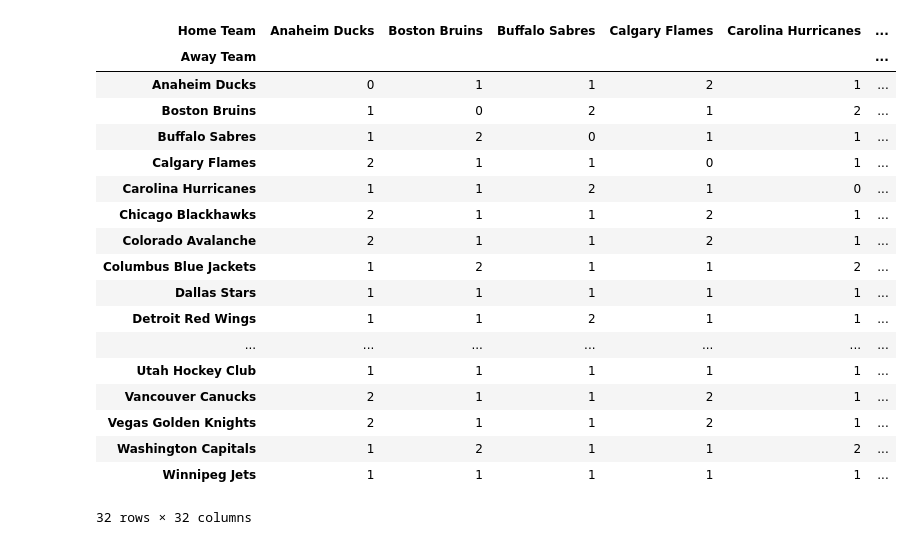
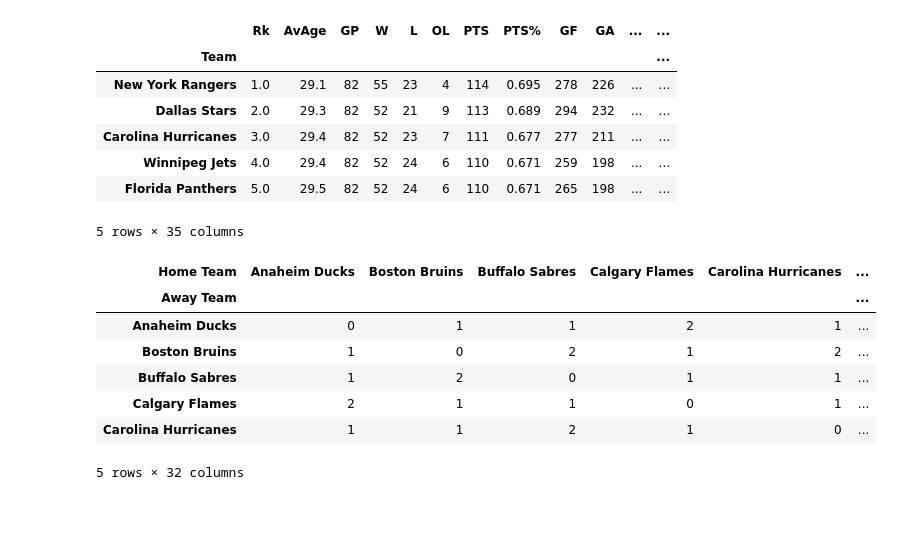
Before and after one commit to CduCroo/Thesis, a Jupyter notebook: Optimization Model.ipynb, the cells around one changed output. Drawn from its saved outputs; the diff is of its cells as text; code cells hidden in the pictures; blank space fills up the shorter version.

```diff
--- a/Optimization Model.ipynb
+++ b/Optimization Model.ipynb
@@ -90,0 +128,6 @@ games.head()
+# %%
+# current schedule (2024-25 season)
+
+games = pd.read_csv('season results/2024-25 season results.csv')
+
+games.head()
@@ -91,36 +141,40 @@ games.head()
+# %%
+# predictors (stats) per team
+df_pred = pd.read_csv('data season 2024-25.csv')
+df_pred = df_pred.set_index('Team')
+
+df_pred.head()
+# %% [output]
+|  | Rk | AvAge | GP | W | L | OL | PTS | PTS% | GF | GA | ... | ... |
+| Team |  |  |  |  |  |  |  |  |  |  |  | ... |
+| New York Rangers | 1.0 | 29.1 | 82 | 55 | 23 | 4 | 114 | 0.695 | 278 | 226 | ... | ... |
+| Dallas Stars | 2.0 | 29.3 | 82 | 52 | 21 | 9 | 113 | 0.689 | 294 | 232 | ... | ... |
+| Carolina Hurricanes | 3.0 | 29.4 | 82 | 52 | 23 | 7 | 111 | 0.677 | 277 | 211 | ... | ... |
+| Winnipeg Jets | 4.0 | 29.4 | 82 | 52 | 24 | 6 | 110 | 0.671 | 259 | 198 | ... | ... |
+| Florida Panthers | 5.0 | 29.5 | 82 | 52 | 24 | 6 | 110 | 0.671 | 265 | 198 | ... | ... |
+5 rows × 35 columns
 # %%
 # game scheduling matrix
 
 # pivot table to count games between teams
 matchups = games.pivot_table(
     index = 'Visitor',
     columns = 'Home',
     values = 'Date',
     aggfunc = 'count',
     fill_value = 0)         # a team cannot play itself
 
 # reset column and index names
 matchups.index.name = 'Away Team'
 matchups.columns.name = 'Home Team'
 
-matchups
+matchups.head()
 # %% [output]
 | Home Team | Anaheim Ducks | Boston Bruins | Buffalo Sabres | Calgary Flames | Carolina Hurricanes | ... |
 | Away Team |  |  |  |  |  | ... |
 | Anaheim Ducks | 0 | 1 | 1 | 2 | 1 | ... |
 | Boston Bruins | 1 | 0 | 2 | 1 | 2 | ... |
 | Buffalo Sabres | 1 | 2 | 0 | 1 | 1 | ... |
 | Calgary Flames | 2 | 1 | 1 | 0 | 1 | ... |
 | Carolina Hurricanes | 1 | 1 | 2 | 1 | 0 | ... |
-| Chicago Blackhawks | 2 | 1 | 1 | 2 | 1 | ... |
-| Colorado Avalanche | 2 | 1 | 1 | 2 | 1 | ... |
-| Columbus Blue Jackets | 1 | 2 | 1 | 1 | 2 | ... |
-| Dallas Stars | 1 | 1 | 1 | 1 | 1 | ... |
-| Detroit Red Wings | 1 | 1 | 2 | 1 | 1 | ... |
-| ... | ... | ... | ... | ... | ... | ... |
-| Utah Hockey Club | 1 | 1 | 1 | 1 | 1 | ... |
-| Vancouver Canucks | 2 | 1 | 1 | 2 | 1 | ... |
-| Vegas Golden Knights | 2 | 1 | 1 | 2 | 1 | ... |
-| Washington Capitals | 1 | 2 | 1 | 1 | 2 | ... |
-| Winnipeg Jets | 1 | 1 | 1 | 1 | 1 | ... |
-32 rows × 32 columns
+5 rows × 32 columns
```
Also changed, not shown: parts of 44 cells of this notebook.
